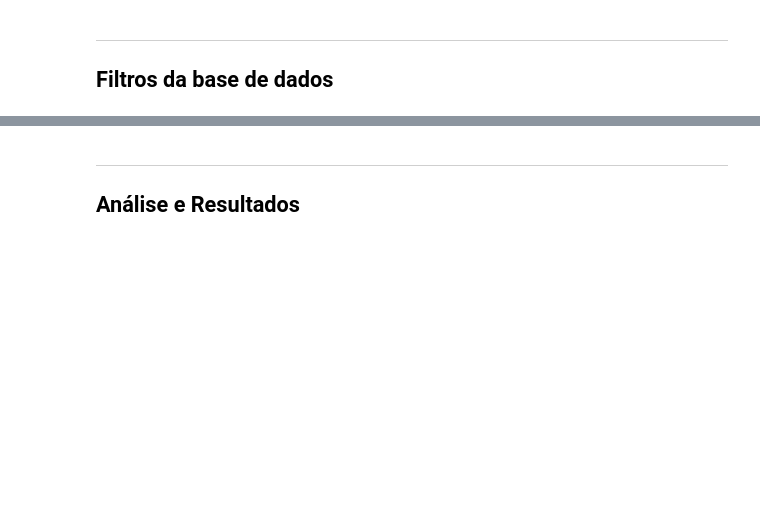
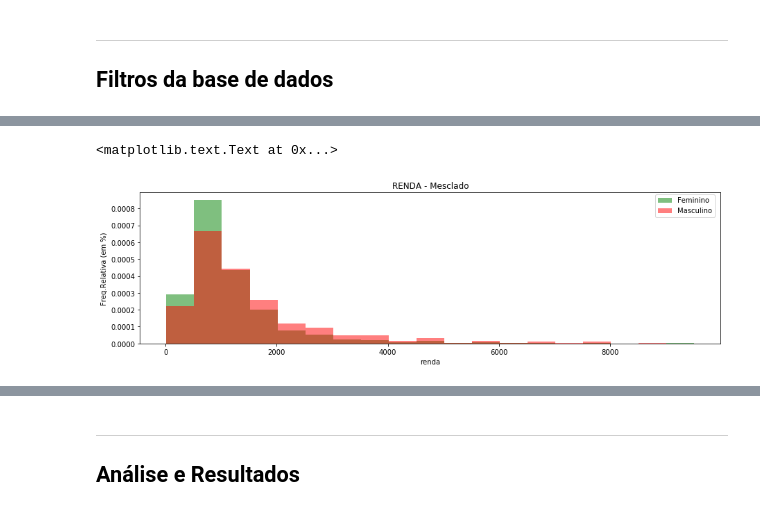
Before and after one commit to HeMatita/YesWeCan, a Jupyter notebook: Projeto1 Layout.ipynb, the cells around one changed output, grey strips where cells are left out. Cells and saved outputs as stored; diff of their text form; code cells hidden in the pictures; blank space fills up the shorter version.

```diff
--- a/Projeto1 Layout.ipynb
+++ b/Projeto1 Layout.ipynb
@@ -91,0 +132,13 @@ ct
+# %%
+#Mesclado
+fig = plt.figure(figsize=(15, 4))
+renda_fem = pd.cut(out.Renda[out.Sexo=='Feminino'], bins=faixa, right=False)
+renda_masc = pd.cut(out.Renda[out.Sexo=='Masculino'], bins=faixa, right=False)
+plot = out.Renda[out.Sexo=='Feminino'].plot.hist(bins=faixa,normed=1,color=('g'),alpha=0.5,label="Feminino")
+plot2 = out.Renda[out.Sexo=='Masculino'].plot.hist(bins=faixa,normed=1,title='RENDA - Mesclado',color=('r'),ax=plot,alpha=0.5,label="Masculino")
+plt.legend(bbox_to_anchor=(0.99, 0.99), loc=0, borderaxespad=0.)
+plt.ylabel('Freq.Relativa (em %)')
+plt.xlabel('renda')
+# %% [output]
+<matplotlib.text.Text at 0x...>
+[figure, added]
```
Also changed, not shown: parts of 21 cells of this notebook.
